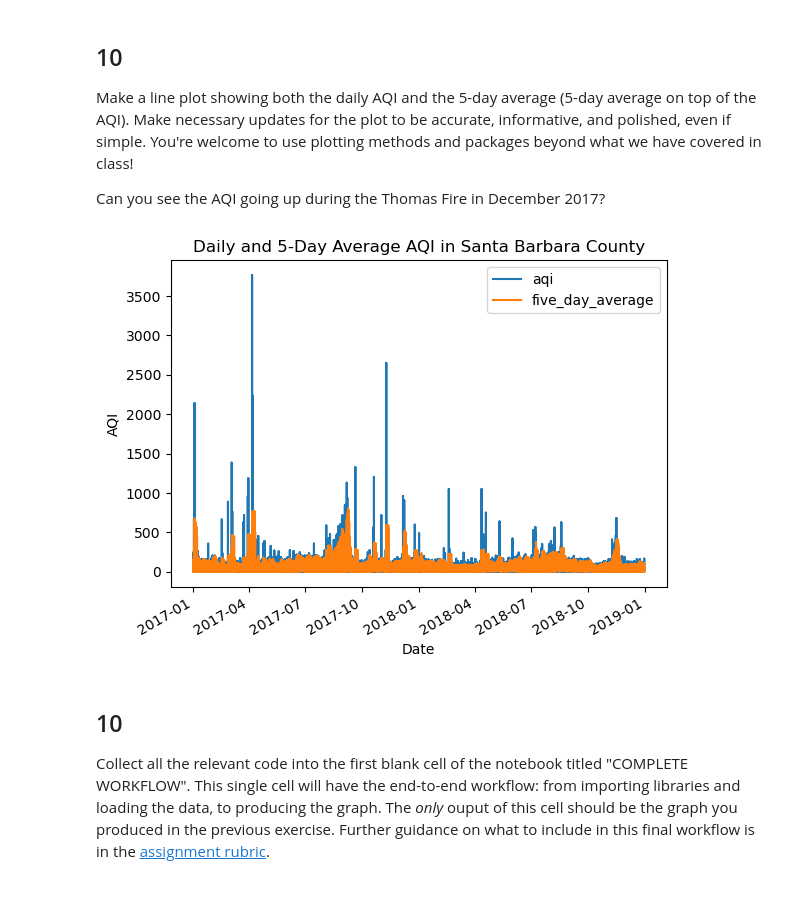
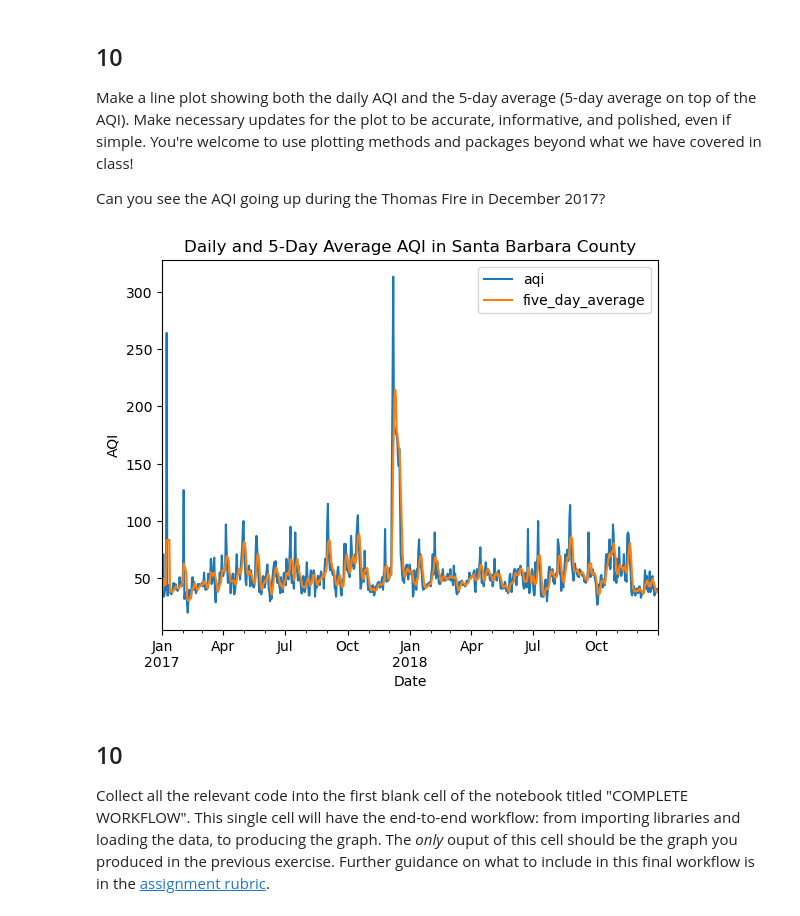
Before and after one commit to nmoraescommit/eds220-hwk2, a Jupyter notebook: hwk2-task3-aqi.ipynb, the cells around one changed output. Saved outputs shown, nothing was run; the diff lists cells and outputs as text; code cells hidden in the pictures.

```diff
--- a/hwk2-task3-aqi.ipynb
+++ b/hwk2-task3-aqi.ipynb
@@ -244,8 +248,8 @@ Your dataframe should have the following columns in this order: `date`, `aqi`, `
 # %%
 # Create filter Santa Barbara df with dropped columns
 aqi_sb = aqi[aqi['county_name'] == 'Santa Barbara']
-aqi_sb = aqi.drop(columns = ['state_name','county_name','state_code','county_code'])
-aqi_sb = pd.DataFrame(aqi_sb)
+aqi_sb = aqi_sb.drop(columns = ['state_name','county_name','state_code','county_code'], axis = 1)
+
 aqi_sb
 # %% [output]
 |  | date | aqi | category | defining_parameter | defining_site | number_of_sites_reporting |
@@ -281,7 +285,7 @@ In the following cell:
 2. Update the index of `aqi_sb` to be the `date` column.
 # %%
 # Change 'date' to datetime and set to index
-aqi_sb.date = pd.to_datetime(aqi_sb.date)
+aqi_sb.date = pd.to_datetime(aqi_sb['date'])
 aqi_sb = aqi_sb.set_index('date')
 aqi_sb
 # %% [output]
@@ -313,7 +317,7 @@ In the next cell we will calculate an average over a [rolling window](https://pa
 Store your answer in the `rolling_average` variable. You should have two columns in your series, `date` and the averages.
 # %%
 # Calculate AQI rolling average over 5 days
-rolling_average = aqi_sb['aqi'].rolling(5).mean()
+rolling_average = aqi_sb['aqi'].rolling('5D').mean()
 rolling_average
 # %% [output]
 date
@@ -361,11 +365,11 @@ Make a line plot showing both the daily AQI and the 5-day average (5-day average
 Can you see the AQI going up during the Thomas Fire in December 2017?
 # %%
 # Create plot with daily AQI and 5-day averages
-daily_aqi_plot = aqi_sb[['aqi','five_day_average']].plot.line(title = 'Daily and 5-Day Average AQI in Santa Barbara County',
+daily_aqi_plot = aqi_sb[['aqi','five_day_average']].plot(title = 'Daily and 5-Day Average AQI in Santa Barbara County',
                                   xlabel = 'Date',
                                   ylabel = 'AQI')
 # %% [output]
-[figure, old version]
+[figure, new version]
 # %% [markdown]
 ## 10
 
```
Also changed, not shown: parts of 11 cells of this notebook, 2 other files.
